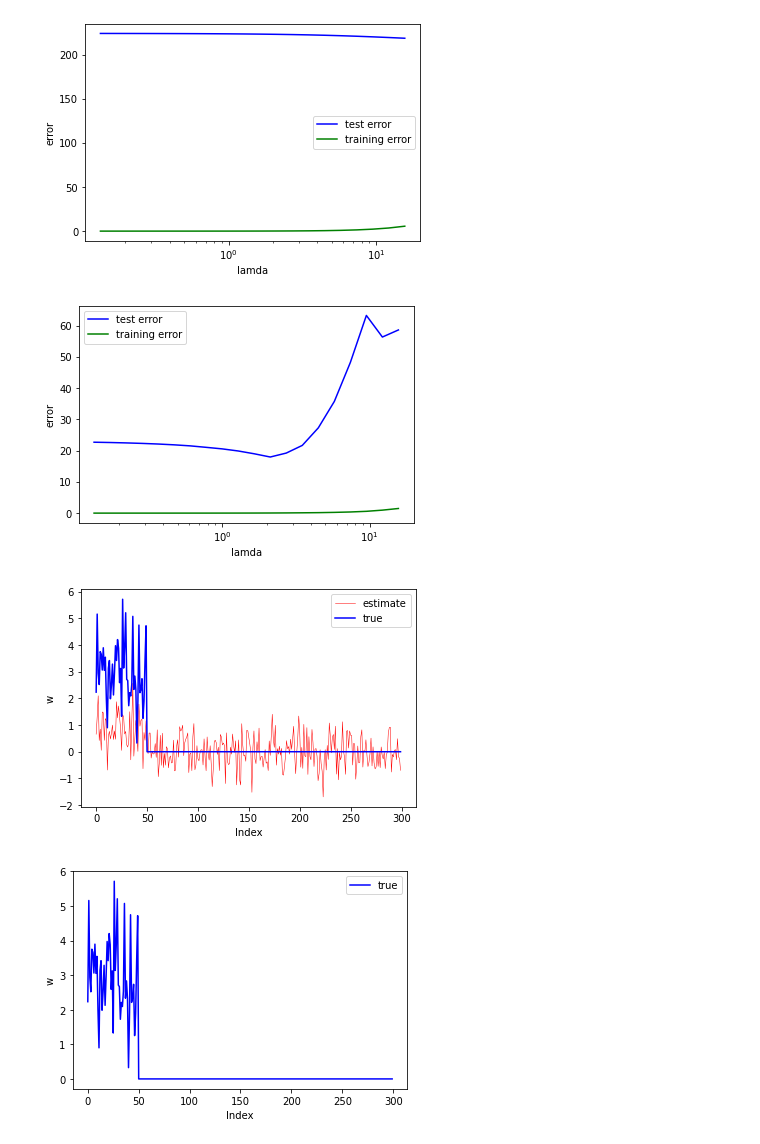
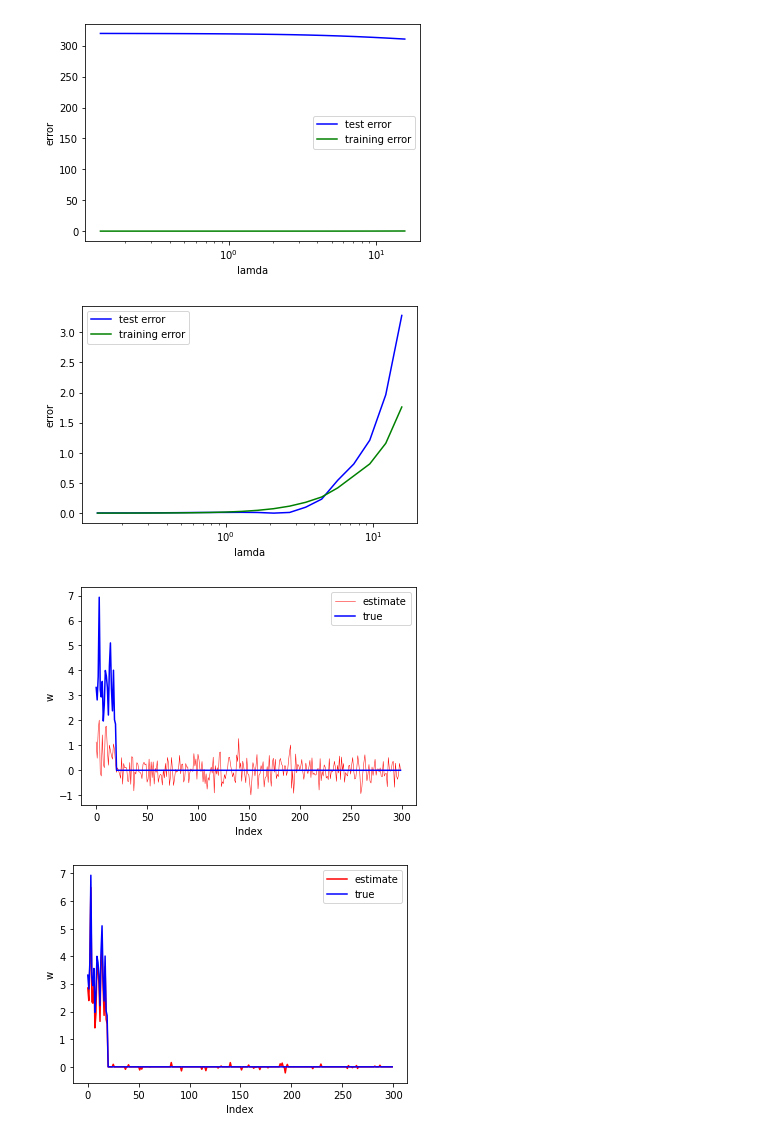
Before and after one commit to Ramune6110/Advanced-Machine-learnig, a Jupyter notebook: Ridge-Lasso-regression.ipynb, the cells around one changed output. Saved outputs shown, nothing was run; the diff lists cells and outputs as text; code cells hidden in the pictures.

Commit message:
[Fix]Ridge Lasso

```diff
--- a/Ridge-Lasso-regression.ipynb
+++ b/Ridge-Lasso-regression.ipynb
@@ -12,13 +12,13 @@ class Linear_regression:
         # 説明変数の数
         self.d = 300
         # 値のある説明変数の数
-        self.number = 50
+        self.number = 20
         # X : n * d
         self.xtrain = np.random.randn(self.n, self.d)
         # 説明変数の数は最初のnumber個だけが値を持ち, 残りd - number個は0 : サイズd * 1
         self.w = np.vstack([np.random.randn(self.number, 1) + 3, np.zeros((self.d - self.number, 1))])
         # ノイズ
-        sigma = 0.2
+        sigma = 0.5
         # 目的変数:n * 1
         self.ytrain = np.dot(self.xtrain, self.w) + np.random.randn(self.n, 1) * sigma
         # test data
@@ -88,40 +88,40 @@ class Linear_regression:
         plt.legend()
         # Lasso param estimate
         plt.figure(4)
-        # plt.plot(self.w_lasso, 'r-', linewidth = 1.5, label = "estimate")
+        plt.plot(self.w_lasso.value, 'r-', linewidth = 1.5, label = "estimate")
         plt.plot(self.w, 'b-', label = "true");
         plt.xlabel("Index")
         plt.ylabel("w")
         plt.legend()
         # param error ridge
         plt.figure(5)
         plt.semilogx(self.lamda, self.param_error_ridge, 'k-')
         # param_error_lasso
         plt.figure(6)
         plt.semilogx(self.lamda, self.param_error_lasso, 'k-')
 
 lr = Linear_regression()
 lr.main()
 lr.DrowGraph()
 # %% [output]
 This use of ``*`` has resulted in matrix multiplication.
 Using ``*`` for matrix multiplication has been deprecated since CVXPY 1.1.
     Use ``*`` for matrix-scalar and vector-scalar multiplication.
     Use ``@`` for matrix-matrix and matrix-vector multiplication.
     Use ``multiply`` for elementwise multiplication.
 
   warnings.warn(__STAR_MATMUL_WARNING__, UserWarning)
 This use of ``*`` has resulted in matrix multiplication.
 Using ``*`` for matrix multiplication has been deprecated since CVXPY 1.1.
     Use ``*`` for matrix-scalar and vector-scalar multiplication.
     Use ``@`` for matrix-matrix and matrix-vector multiplication.
     Use ``multiply`` for elementwise multiplication.
 ... (124 lines left out)
     Use ``@`` for matrix-matrix and matrix-vector multiplication.
     Use ``multiply`` for elementwise multiplication.
 
   warnings.warn(__STAR_MATMUL_WARNING__, UserWarning)
-[figure, old version]
+[figure, new version]
-[figure, old version]
+[figure, new version]
-[figure, old version]
+[figure, new version]
-[figure, old version]
+[figure, new version]
```
Also changed, not shown: parts of 1 cell of this notebook, 1 other file.
